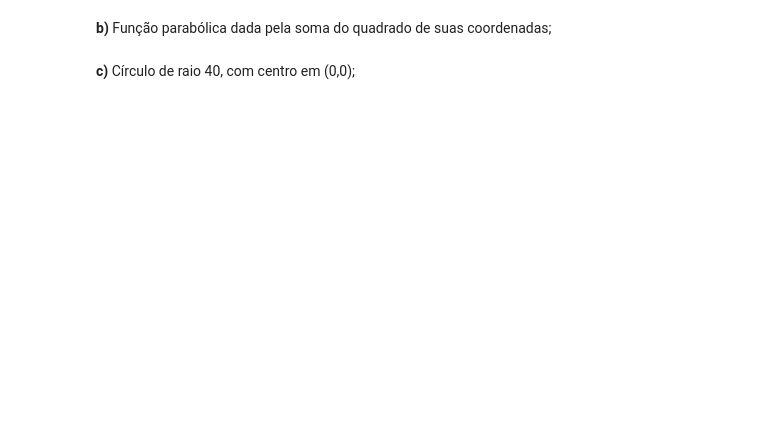
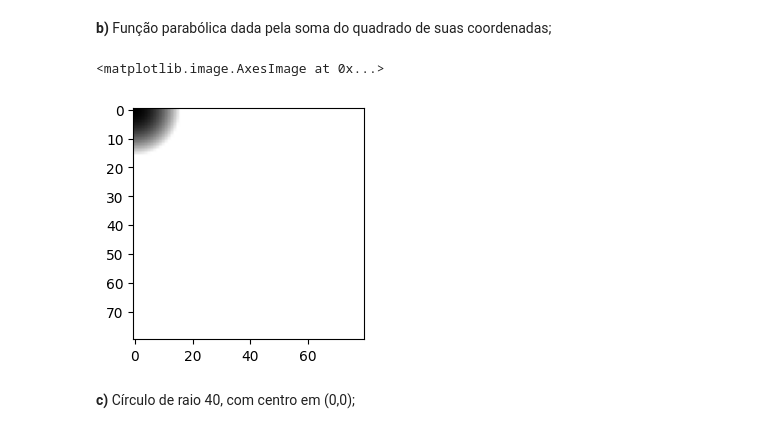
Before and after one commit to UNICAMP-EA979/2026s1-pi01-numpy-Patricio-Andre, a Jupyter notebook: Atividade.ipynb, the cells around one changed output. Cells and saved outputs as stored; diff of their text form; code cells hidden in the pictures; blank space fills up the shorter version.

```diff
--- a/Atividade.ipynb
+++ b/Atividade.ipynb
@@ -441,2 +507,13 @@ Baseando-se no tutorial sobre as funções [indices e meshgrid](https://github.c
+# %%
+# basta primeiro criar um array com definição suficiente, faremos 80x80
+array = np.indices((80, 80))
+# fazemos com que cada termo seja na verdade a soma dos quadrados de seus índices
+array = array[1]**2 + array[0]**2
+# plotamos
+plt.figure(figsize = (3,3))
+plt.imshow(array,vmin=0, vmax=255, cmap='gray')
+# %% [output]
+<matplotlib.image.AxesImage at 0x...>
+[figure, added]
 # %% [markdown]
 **c)** Círculo de raio 40, com centro em (0,0);
```
Also changed, not shown: parts of 26 cells of this notebook.
